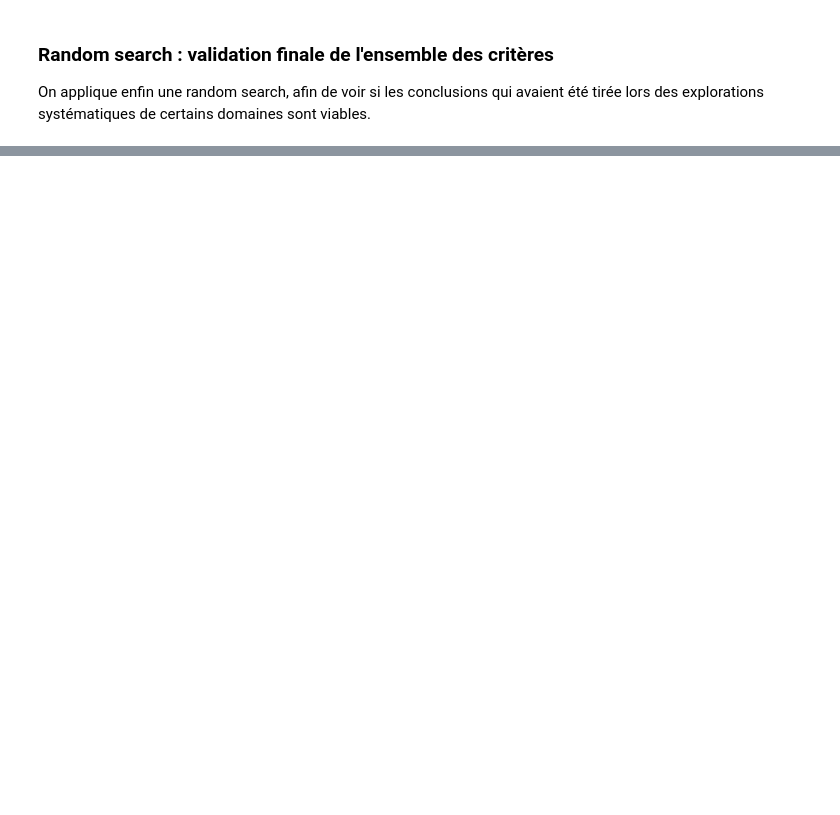
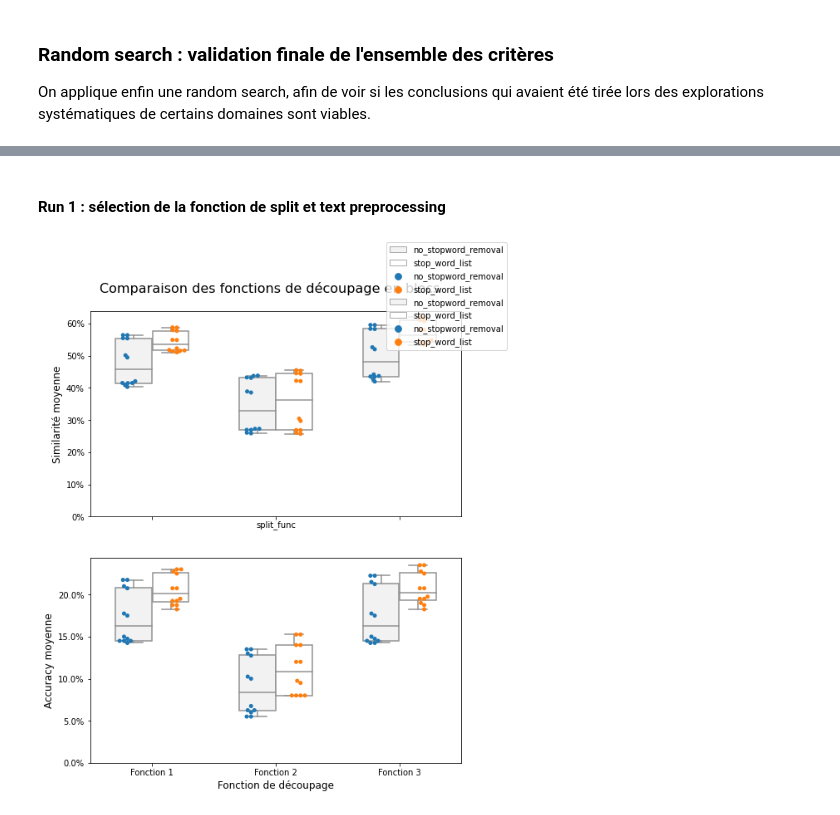
Before and after one commit to UltraDiuve/PIM-Recognizer, a Jupyter notebook: report/notebooks/model_tuning.ipynb, the cells around one changed output, grey strips where cells are left out. Saved outputs shown, nothing was run; the diff lists cells and outputs as text; code cells hidden in the pictures; blank space fills up the shorter version.

```diff
--- a/report/notebooks/model_tuning.ipynb
+++ b/report/notebooks/model_tuning.ipynb
@@ -726,0 +722,2 @@ search.best_score_
+# %%
+result_df = save_result.copy()
@@ -726,0 +787,2 @@ search.best_score_
+# %%
+result_df.drop('params', axis=1, inplace=True)
@@ -726,0 +791,6 @@ search.best_score_
+# %%
+embed_dict = {None: 'no_embedding',
+              'Word2Vec': 'Word2Vec',
+              'tSVD': 'tSVD',
+              }
+result_df['embedding_method'] = result_df['embedding_method'].map(embed_dict, na_action='ignore')
@@ -726,0 +813,10 @@ search.best_score_
+# %%
+fillna_dict = {
+               'similarity': 'projection',
+               'split_func': 'split_func3',
+               'count_vect_type': 'TfidfVectorizer',
+               'use_idf': False,
+               'binary': False,
+              }
+for key, val in fillna_dict.items():
+    result_df[key] = result_df[key].fillna(val)
@@ -726,0 +851,45 @@ search.best_score_
+# %% [markdown]
+#### Run 1 : sélection de la fonction de split et text preprocessing
+# %%
+fig, axs = plt.subplots(nrows= 2, figsize=(8,10), sharex=True)
+
+feats = ['mean_test_similarity', 'mean_test_accuracy']
+
+parms = {'data': result_df.loc[result_df['run'] == 1],
+         'x': 'split_func',
+         'hue': 'stop_words',
+        }
+
+for i, feature in enumerate(feats):
+    swarm = sns.swarmplot(**parms,
+                          y=feature,
+                          dodge=True,
+        #                   color='blue',
+                          ax=axs[i],
+                         )
+
+    sns.boxplot(**parms,
+                y=feature,
+                ax=axs[i],
+                color='white',
+                width=.6,
+                )
+
+    axs[i].set_ylim(0,)
+    axs[i].yaxis.set_major_formatter(mtick.PercentFormatter(xmax=1.))
+    axs[i].get_legend().remove()
+
+axs[1].set_xlabel('Fonction de découpage', fontsize=12)
+axs[0].set_ylabel('Similarité moyenne', fontsize=12)
+axs[1].set_ylabel('Accuracy moyenne', fontsize=12)
+axs[0].set_xticklabels(['Fonction 1', 'Fonction 2', 'Fonction 3'])
+
+fig.legend()
+
+# Pour mettre la légende comme je veux, voir la possibilité de récupérer les handles depuis les légendes des axes
+
+fig.suptitle('Comparaison des fonctions de découpage en blocs', fontsize=16, y=.93)
+
+fig.savefig(Path('..') / 'img' / 'run_1_split_func.png', bbox_inches='tight')
+# %% [output]
+[figure, added]
```
Also changed, not shown: parts of 52 cells of this notebook, 2 other files.
